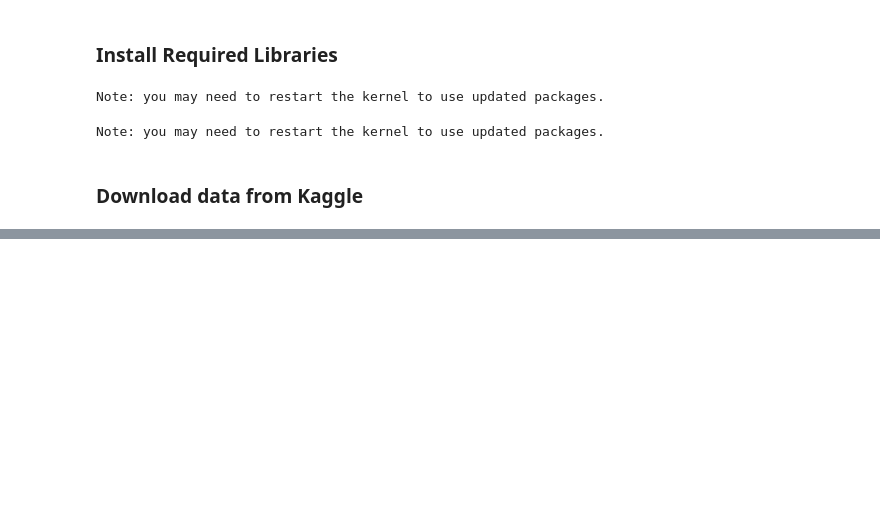
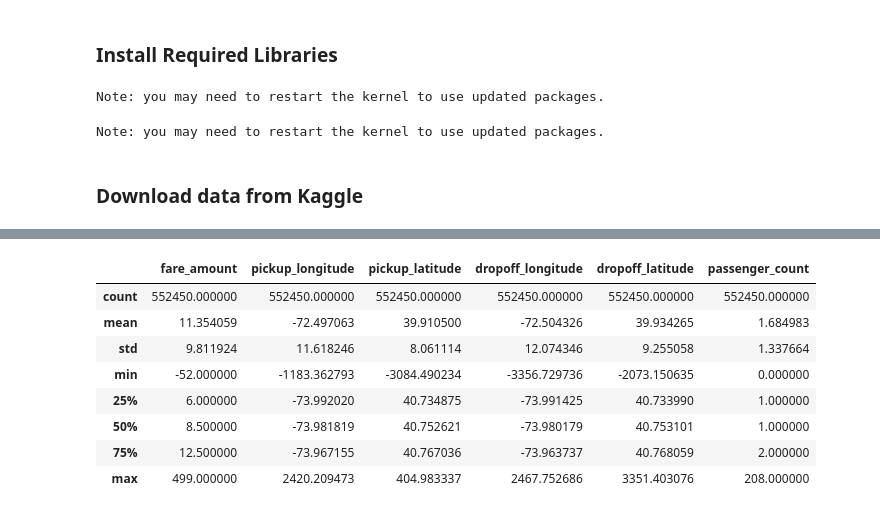
Before and after one commit to John-Fadipe/New_York_City_Taxi_Fare_Prediction, a Jupyter notebook: New York City Taxi Fare Prediction.ipynb, the cells around one changed output, grey strips where cells are left out. Saved outputs shown, nothing was run; the diff lists cells and outputs as text; code cells hidden in the pictures; blank space fills up the shorter version.

```diff
--- a/New York City Taxi Fare Prediction.ipynb
+++ b/New York City Taxi Fare Prediction.ipynb
@@ -34,0 +263,12 @@ Note: you may need to restart the kernel to use updated packages.
+# %%
+df.describe()
+# %% [output]
+|  | fare_amount | pickup_longitude | pickup_latitude | dropoff_longitude | dropoff_latitude | passenger_count |
+| count | 552450.000000 | 552450.000000 | 552450.000000 | 552450.000000 | 552450.000000 | 552450.000000 |
+| mean | 11.354059 | -72.497063 | 39.910500 | -72.504326 | 39.934265 | 1.684983 |
+| std | 9.811924 | 11.618246 | 8.061114 | 12.074346 | 9.255058 | 1.337664 |
+| min | -52.000000 | -1183.362793 | -3084.490234 | -3356.729736 | -2073.150635 | 0.000000 |
+| 25% | 6.000000 | -73.992020 | 40.734875 | -73.991425 | 40.733990 | 1.000000 |
+| 50% | 8.500000 | -73.981819 | 40.752621 | -73.980179 | 40.753101 | 1.000000 |
+| 75% | 12.500000 | -73.967155 | 40.767036 | -73.963737 | 40.768059 | 2.000000 |
+| max | 499.000000 | 2420.209473 | 404.983337 | 2467.752686 | 3351.403076 | 208.000000 |
```
Also changed, not shown: parts of 32 cells of this notebook.
